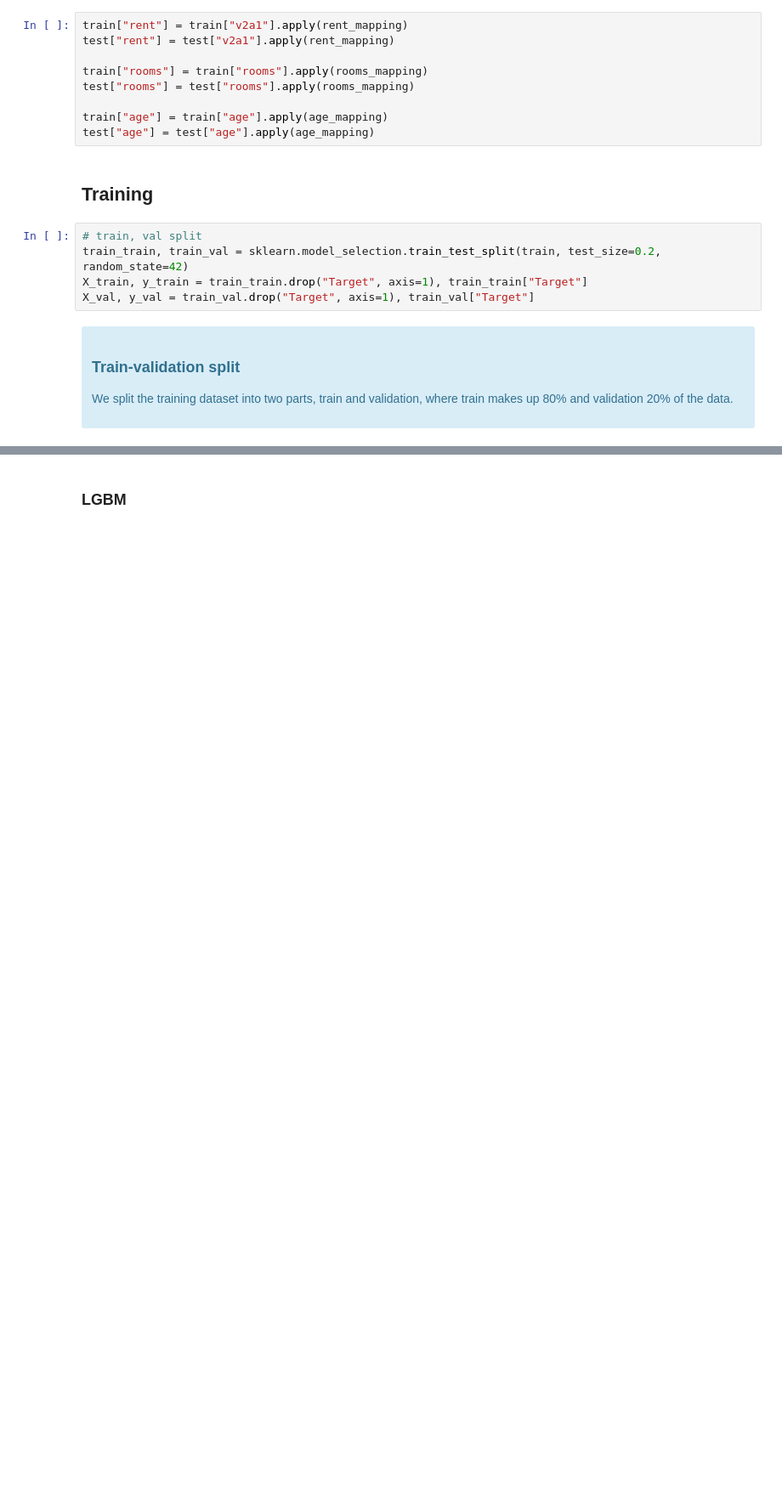
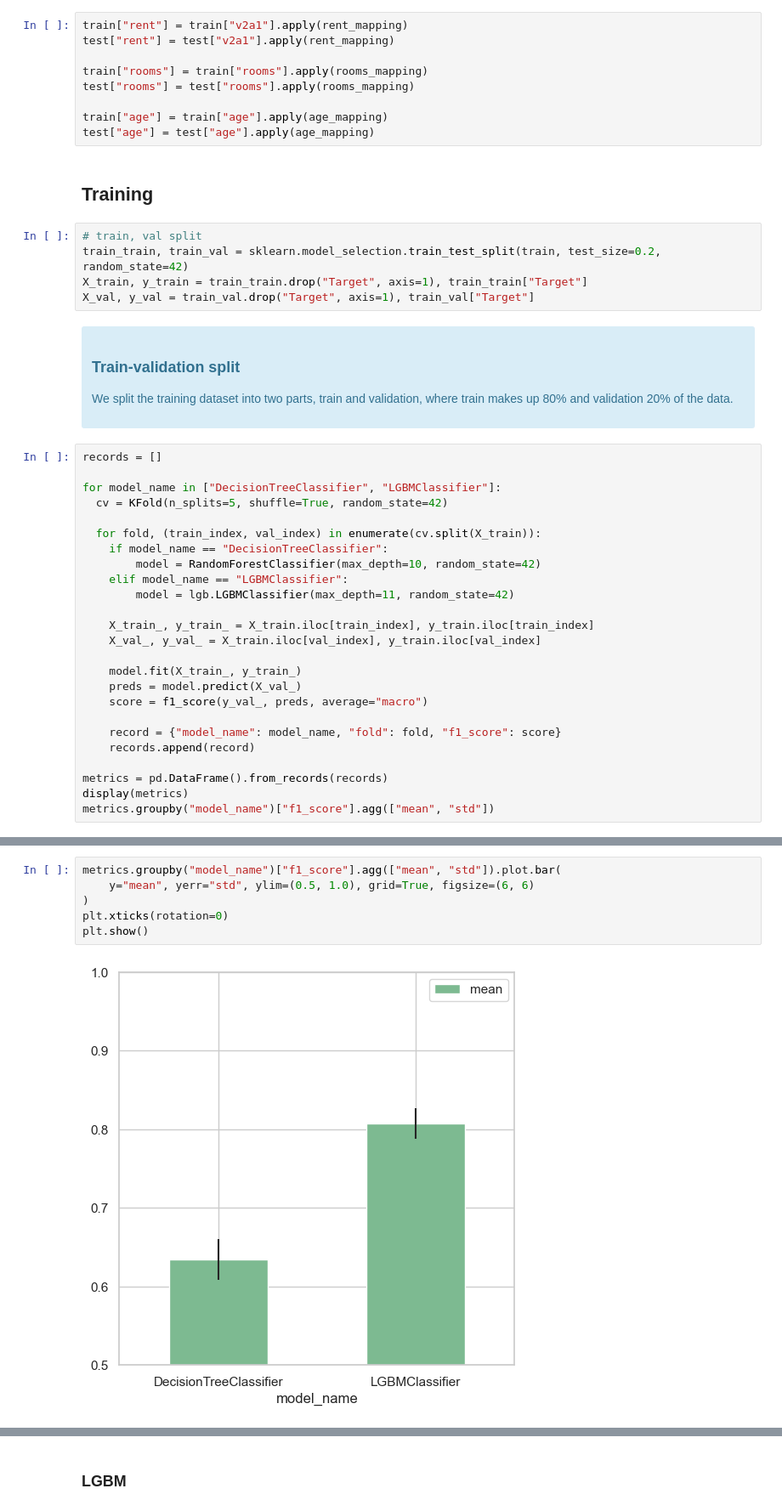
Before and after one commit to leonardo-toffalini/dmml-project, a Jupyter notebook: train.ipynb, the cells around one changed output, grey strips where cells are left out. Shown: that part at 85% size. Saved outputs shown, nothing was run; the diff lists cells and outputs as text; blank space fills up the shorter version.

```diff
--- a/train.ipynb
+++ b/train.ipynb
@@ -202,3 +206,28 @@ X_val, y_val = train_val.drop("Target", axis=1), train_val["Target"]
     <h3>Train-validation split</h3>
     <p>We split the training dataset into two parts, train and validation, where train makes up 80% and validation 20% of the data.</p>
 </div>
+# %%
+records = []
+
+for model_name in ["DecisionTreeClassifier", "LGBMClassifier"]:
+  cv = KFold(n_splits=5, shuffle=True, random_state=42)
+
+  for fold, (train_index, val_index) in enumerate(cv.split(X_train)):
+    if model_name == "DecisionTreeClassifier":
+        model = RandomForestClassifier(max_depth=10, random_state=42)
+    elif model_name == "LGBMClassifier":
+        model = lgb.LGBMClassifier(max_depth=11, random_state=42)
+
+    X_train_, y_train_ = X_train.iloc[train_index], y_train.iloc[train_index]
+    X_val_, y_val_ = X_train.iloc[val_index], y_train.iloc[val_index]
+
+    model.fit(X_train_, y_train_)
+    preds = model.predict(X_val_)
+    score = f1_score(y_val_, preds, average="macro")
+
+    record = {"model_name": model_name, "fold": fold, "f1_score": score}
+    records.append(record)
+
+metrics = pd.DataFrame().from_records(records)
+display(metrics)
+metrics.groupby("model_name")["f1_score"].agg(["mean", "std"])
@@ -204,0 +250,8 @@ X_val, y_val = train_val.drop("Target", axis=1), train_val["Target"]
+# %%
+metrics.groupby("model_name")["f1_score"].agg(["mean", "std"]).plot.bar(
+    y="mean", yerr="std", ylim=(0.5, 1.0), grid=True, figsize=(6, 6)
+)
+plt.xticks(rotation=0)
+plt.show()
+# %% [output]
+[figure, added]
```
Also changed, not shown: parts of 11 cells of this notebook.
